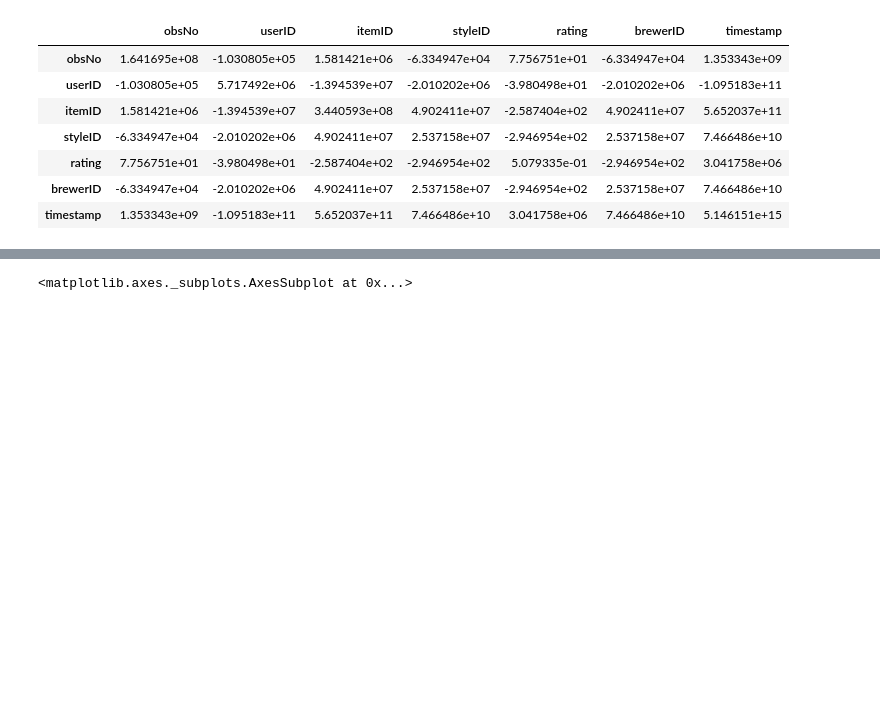
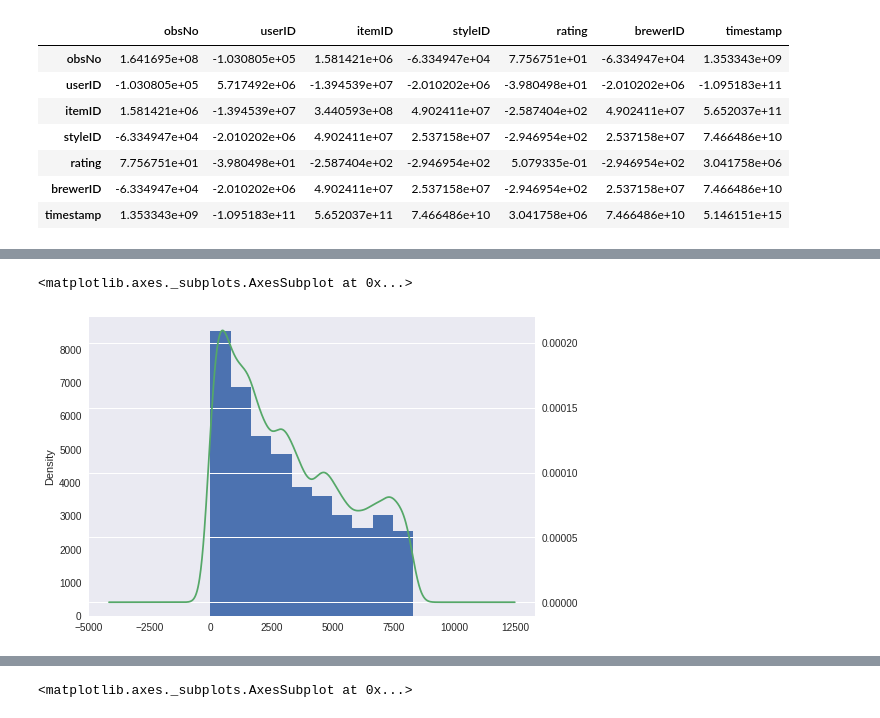
Before and after one commit to paulanavarretec/RecSys-Tarea1, a Jupyter notebook: Recsys_Tarea1.ipynb, the cells around one changed output, grey strips where cells are left out. Drawn from its saved outputs; the diff is of its cells as text; code cells hidden in the pictures; blank space fills up the shorter version.

```diff
--- a/Recsys_Tarea1.ipynb
+++ b/Recsys_Tarea1.ipynb
@@ -146,0 +209,9 @@ dtype: float64
+# %%
+# train_file['userID'].plot.kde()
+# train_file['userID'].plot.hist() # or alternatively
+
+ax = train_file.userID.plot(kind='hist')
+train_file.userID.plot(kind='kde', ax=ax, secondary_y=True)
+# %% [output]
+<matplotlib.axes._subplots.AxesSubplot at 0x...>
+[figure, added]
```
Also changed, not shown: parts of 37 cells of this notebook.
